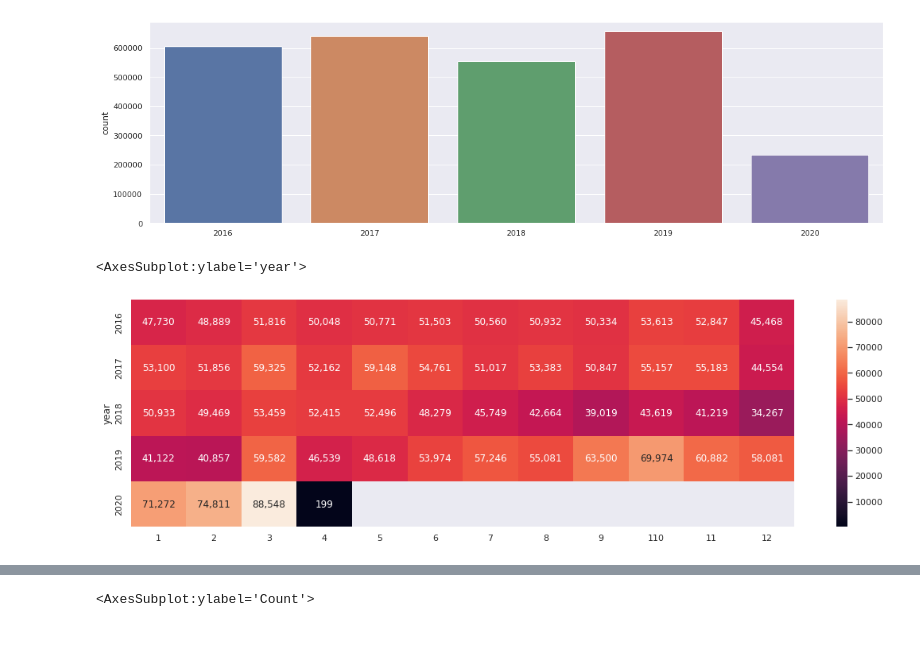
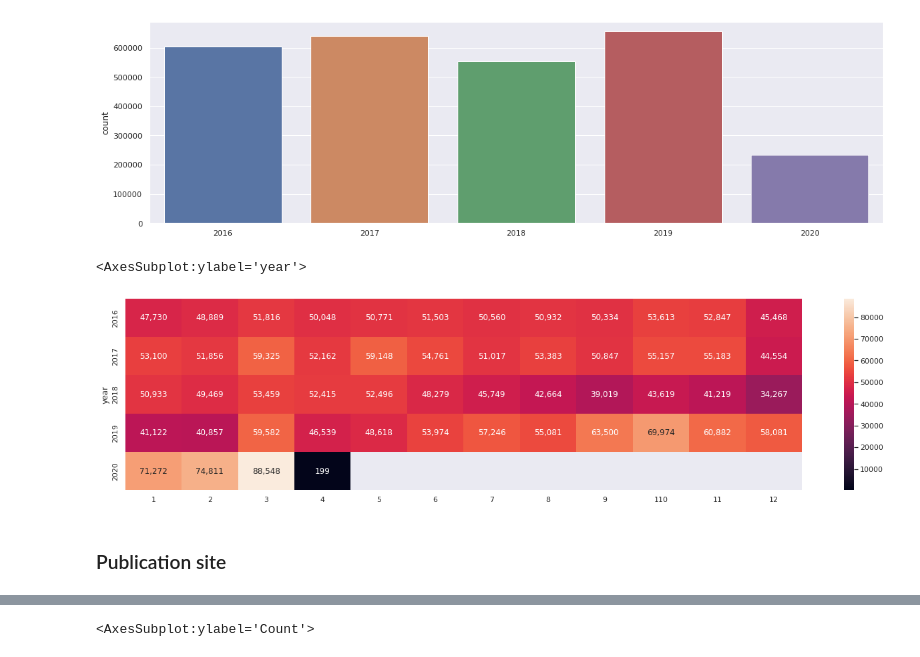
Before and after one commit to rafael-ariascalles/nlp-glg-clustering-pipeline, a Jupyter notebook: notebooks/dataUnderstanding.ipynb, the cells around one changed output, grey strips where cells are left out. Cells and saved outputs as stored; diff of their text form; code cells hidden in the pictures.

```diff
--- a/notebooks/dataUnderstanding.ipynb
+++ b/notebooks/dataUnderstanding.ipynb
@@ -112,7 +113,10 @@ dates_of_articles["months"] = dates_of_articles.dates.dt.month
 months_per_year = dates_of_articles.groupby(["year","months"]).count().unstack()
 months_per_year.columns = [1,2,3,4,5,6,7,8,9,110,11,12]
 # %%
+sns.set(rc={'figure.figsize':(22.7,5.27)})
 sns.heatmap(months_per_year,annot=True,fmt=",.0f")
 # %% [output]
 <AxesSubplot:ylabel='year'>
-[figure, old version]
+[figure, new version]
+# %% [markdown]
+### Publication site
```
Also changed, not shown: parts of 20 cells of this notebook, 1 other file.
